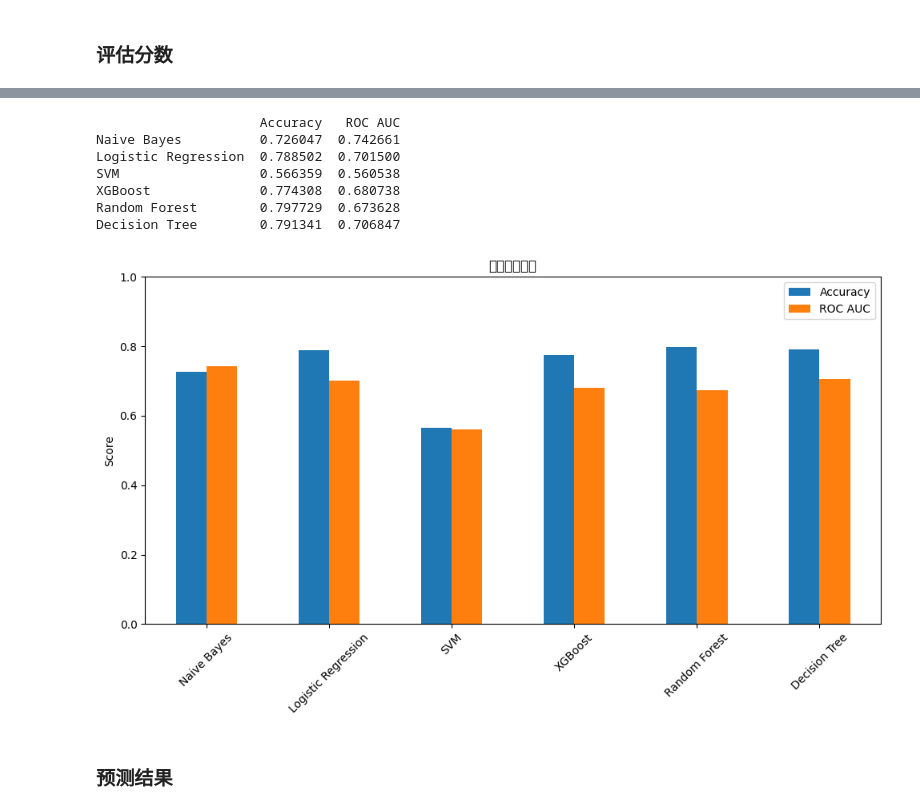
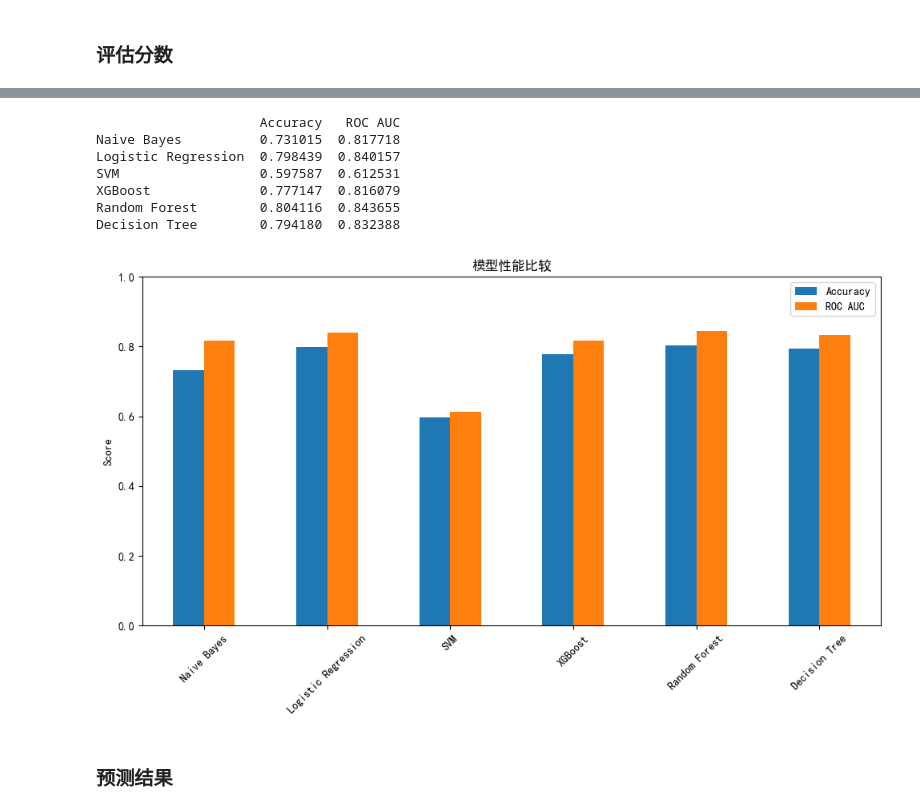
Before and after one commit to liaoamin/let-us-machine-learning, a Jupyter notebook: 留存关15/客户流失率判断.ipynb, the cells around one changed output, grey strips where cells are left out. Cells and saved outputs as stored; diff of their text form; code cells hidden in the pictures.

```diff
--- a/留存关15/客户流失率判断.ipynb
+++ b/留存关15/客户流失率判断.ipynb
@@ -19,6 +19,11 @@
 import numpy as np # 导入NumPy
 import pandas as pd # 导入Pandas
 import matplotlib.pyplot as plt # 导入matplotlib.pyplot
+import warnings
+warnings.filterwarnings('ignore')  # 忽略所有警告
+plt.rcParams['font.sans-serif'] = ['SimHei']  # Windows系统常用字体
+# plt.rcParams['font.sans-serif'] = ['Arial Unicode MS']  # Mac系统常用字体
+plt.rcParams['axes.unicode_minus'] = False  # 解决负号显示问题
 # %%
 df_member = pd.read_csv('易速鲜花会员留存.csv') # 导入数据包
 df_member #显示数据
@@ -284,37 +245,44 @@ y_pred_dt 0
 # %%
 from sklearn.metrics import accuracy_score, classification_report, roc_auc_score
 from sklearn.preprocessing import StandardScaler
 import matplotlib.pyplot as plt
 
+y_proba_nb = model_nb.predict_proba(X_test)[:, 1]
+y_proba_lr = lr.predict_proba(X_test)[:, 1]
+#y_proba_svm = svm.predict_proba(X_test)[:, 1]
+y_proba_xgb = model_xgb.predict_proba(X_test)[:, 1]
+y_proba_rf = model_rf.predict_proba(X_test)[:, 1]
+y_proba_dt = model_dt.predict_proba(X_test)[:, 1]
+
 # 汇总所有模型的准确率和 ROC AUC
 results = {
-    "Naive Bayes": [accuracy_score(y_test, y_pred_nb), roc_auc_score(y_test, y_pred_nb)],
-    "Logistic Regression": [accuracy_score(y_test, y_pred_lr), roc_auc_score(y_test, y_pred_lr)],
+    "Naive Bayes": [accuracy_score(y_test, y_pred_nb), roc_auc_score(y_test, y_proba_nb)],
+    "Logistic Regression": [accuracy_score(y_test, y_pred_lr), roc_auc_score(y_test, y_proba_lr)],
     "SVM": [accuracy_score(y_test, y_pred_svm), roc_auc_score(y_test, y_pred_svm)],
-    "XGBoost": [accuracy_score(y_test, y_pred_xgb), roc_auc_score(y_test, y_pred_xgb)],
-    "Random Forest": [accuracy_score(y_test, y_pred_rf), roc_auc_score(y_test, y_pred_rf)],
-    "Decision Tree": [accuracy_score(y_test, y_pred_dt), roc_auc_score(y_test, y_pred_dt)],
+    "XGBoost": [accuracy_score(y_test, y_pred_xgb), roc_auc_score(y_test, y_proba_xgb)],
+    "Random Forest": [accuracy_score(y_test, y_pred_rf), roc_auc_score(y_test, y_proba_rf)],
+    "Decision Tree": [accuracy_score(y_test, y_pred_dt), roc_auc_score(y_test, y_proba_dt)],
 }
 
 # 转换为 DataFrame
 results_df = pd.DataFrame(results, index=["Accuracy", "ROC AUC"]).T
 print(results_df)
 
 # 可视化比较
 results_df.plot(kind='bar', figsize=(10, 6), ylim=(0, 1), title="模型性能比较")
 plt.ylabel("Score")
 plt.xticks(rotation=45)
 plt.tight_layout()
 plt.show()
 # %% [output]
                      Accuracy   ROC AUC
-Naive Bayes          0.726047  0.742661
-Logistic Regression  0.788502  0.701500
-SVM                  0.566359  0.560538
-XGBoost              0.774308  0.680738
-Random Forest        0.797729  0.673628
-Decision Tree        0.791341  0.706847
+Naive Bayes          0.731015  0.817718
+Logistic Regression  0.798439  0.840157
+SVM                  0.597587  0.612531
+XGBoost              0.777147  0.816079
+Random Forest        0.804116  0.843655
+Decision Tree        0.794180  0.832388
-[figure, old version]
+[figure, new version]
 # %% [markdown]
 ### 预测结果
 # %%
```
Also changed, not shown: parts of 26 cells of this notebook, 8 other files.
